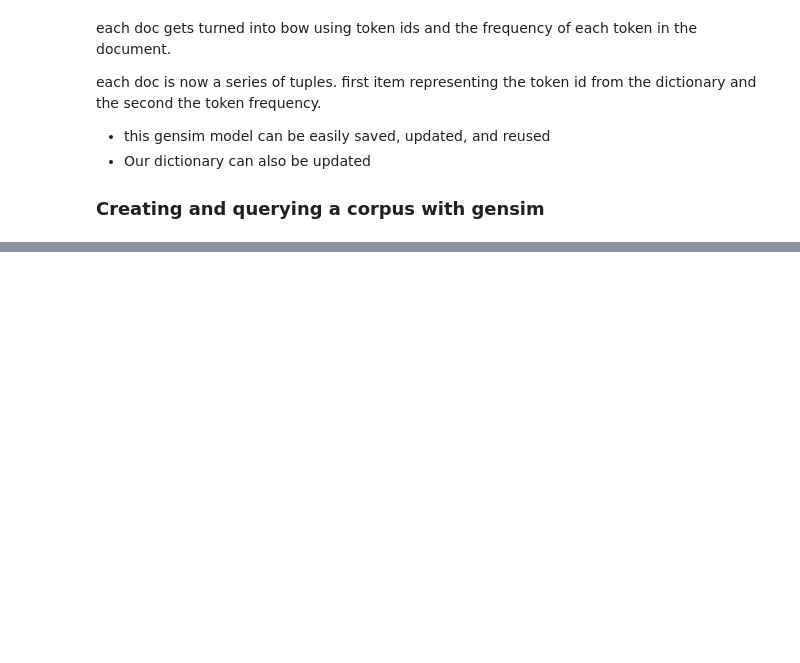
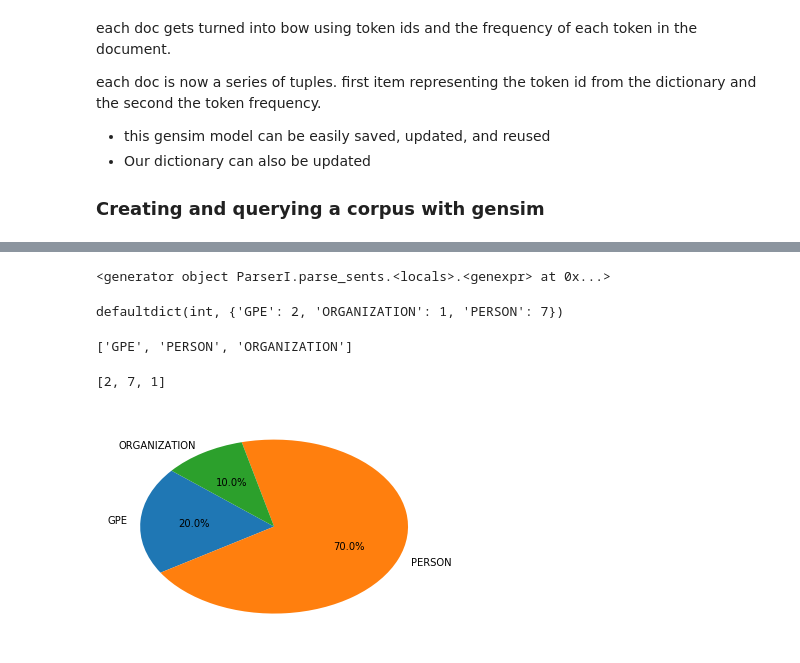
Before and after one commit to paulo-g-martinez/NLP-DataCamp, a Jupyter notebook: natural-language-processing-fundamentals-in-python.ipynb, the cells around one changed output, grey strips where cells are left out. Drawn from its saved outputs; the diff is of its cells as text; code cells hidden in the pictures; blank space fills up the shorter version.

```diff
--- a/natural-language-processing-fundamentals-in-python.ipynb
+++ b/natural-language-processing-fundamentals-in-python.ipynb
@@ -669,0 +992,35 @@ NameError: name 'itertools' is not defined
+# %%
+#Use a chunked sentence list called `chunked_sentences` similar
+#to the last one, but this time with non-binary category names
+chunked_sentences = nltk.ne_chunk_sents(pos_sentences, binary = False)
+chunked_sentences
+# %% [output]
+<generator object ParserI.parse_sents.<locals>.<genexpr> at 0x...>
+# %%
+#use hasattr() to determine if each chunk has a 'label' and
+# then simply use the chunk's .label() method as the dict key
+for sent in chunked_sentences:
+    for chunk in sent:
+        if hasattr(chunk, 'label'):
+            ner_categories[chunk.label()] += 1
+# %%
+ner_categories
+# %% [output]
+defaultdict(int, {'GPE': 2, 'ORGANIZATION': 1, 'PERSON': 7})
+# %%
+# create a list from the dict keys for the chart labels
+labels = list(ner_categories.keys())
+labels
+# %% [output]
+['GPE', 'PERSON', 'ORGANIZATION']
+# %%
+values = [ner_categories.get(l) for l in labels]
+values
+# %% [output]
+[2, 7, 1]
+# %%
+# create the pie chart
+plt.pie(values, labels = labels, autopct = '%1.1f%%', startangle = 140)
+plt.show()
+# %% [output]
+[figure, added]
```
Also changed, not shown: parts of 53 cells of this notebook, 1 other file.
